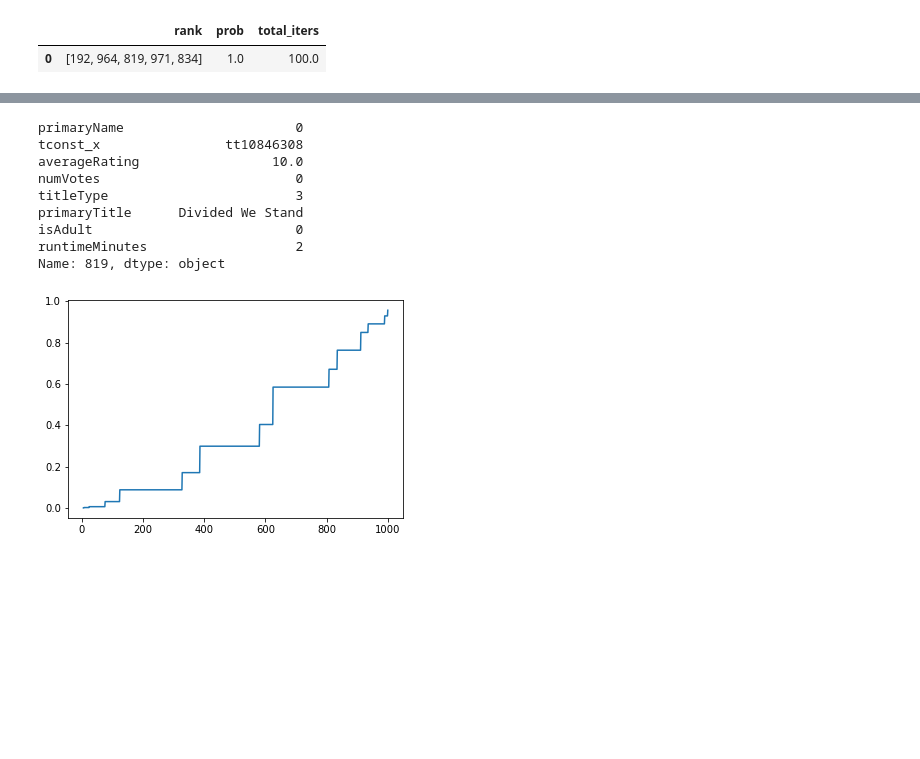
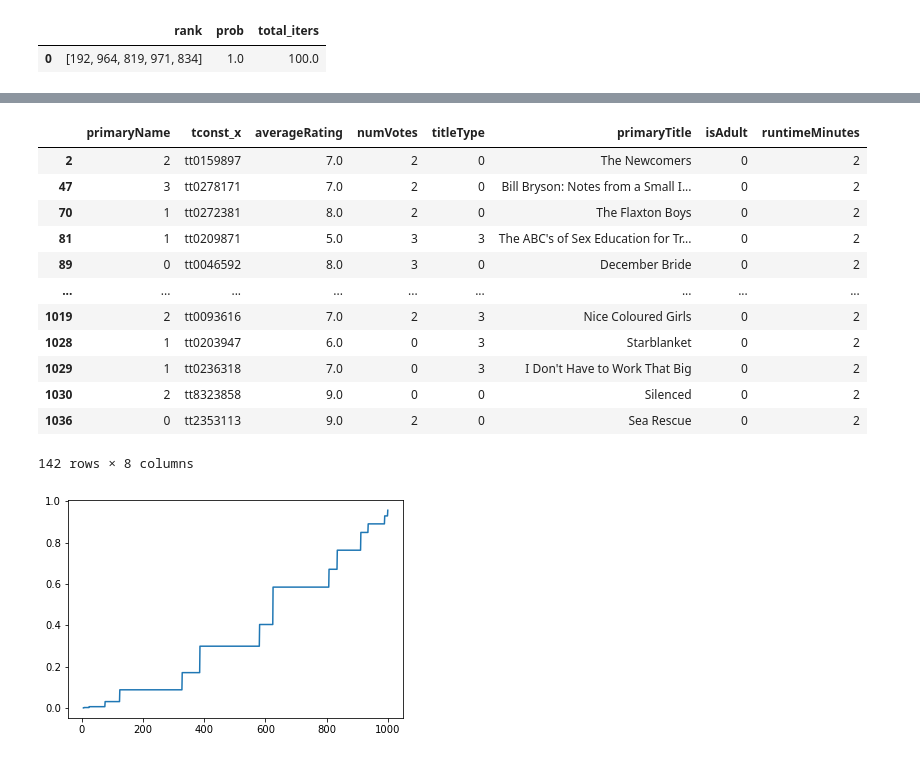
Before and after one commit to sainyam/Hyper-Code, a Jupyter notebook: ranking_query/imdb_actor.ipynb, the cells around one changed output, grey strips where cells are left out. Drawn from its saved outputs; the diff is of its cells as text; code cells hidden in the pictures; blank space fills up the shorter version.

```diff
--- a/ranking_query/imdb_actor.ipynb
+++ b/ranking_query/imdb_actor.ipynb
@@ -137,15 +140,19 @@ print(mean_value)
 # %%
-df.iloc[819]
+df[df['runtimeMinutes'] == 2]
 # %% [output]
+|  | primaryName | tconst_x | averageRating | numVotes | titleType | primaryTitle | isAdult | runtimeMinutes |
+| 2 | 2 | tt0159897 | 7.0 | 2 | 0 | The Newcomers | 0 | 2 |
+| 47 | 3 | tt0278171 | 7.0 | 2 | 0 | Bill Bryson: Notes from a Small I... | 0 | 2 |
+| 70 | 1 | tt0272381 | 8.0 | 2 | 0 | The Flaxton Boys | 0 | 2 |
+| 81 | 1 | tt0209871 | 5.0 | 3 | 3 | The ABC's of Sex Education for Tr... | 0 | 2 |
+| 89 | 0 | tt0046592 | 8.0 | 3 | 0 | December Bride | 0 | 2 |
+| ... | ... | ... | ... | ... | ... | ... | ... | ... |
+| 1019 | 2 | tt0093616 | 7.0 | 2 | 3 | Nice Coloured Girls | 0 | 2 |
+| 1028 | 1 | tt0203947 | 6.0 | 0 | 3 | Starblanket | 0 | 2 |
+| 1029 | 1 | tt0236318 | 7.0 | 0 | 3 | I Don't Have to Work That Big | 0 | 2 |
+| 1030 | 2 | tt8323858 | 9.0 | 0 | 0 | Silenced | 0 | 2 |
+| 1036 | 0 | tt2353113 | 9.0 | 2 | 0 | Sea Rescue | 0 | 2 |
-primaryName                      0
-tconst_x                tt10846308
-averageRating                 10.0
-numVotes                         0
-titleType                        3
-primaryTitle      Divided We Stand
-isAdult                          0
-runtimeMinutes                   2
-Name: 819, dtype: object
+142 rows × 8 columns
 # %%
 def k_range_backdoor(G, df, k, update_vars, target_column, condition, opt, row_indexes,end_k):
     back_result=[]
```
Also changed, not shown: parts of 6 cells of this notebook, 1 other file.
